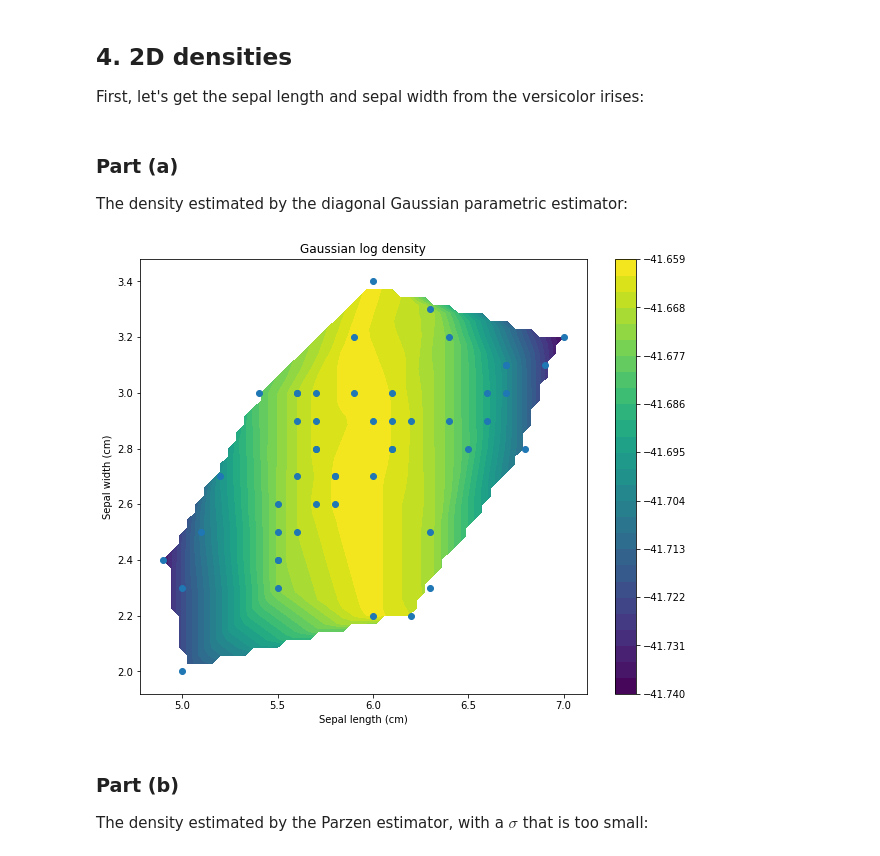
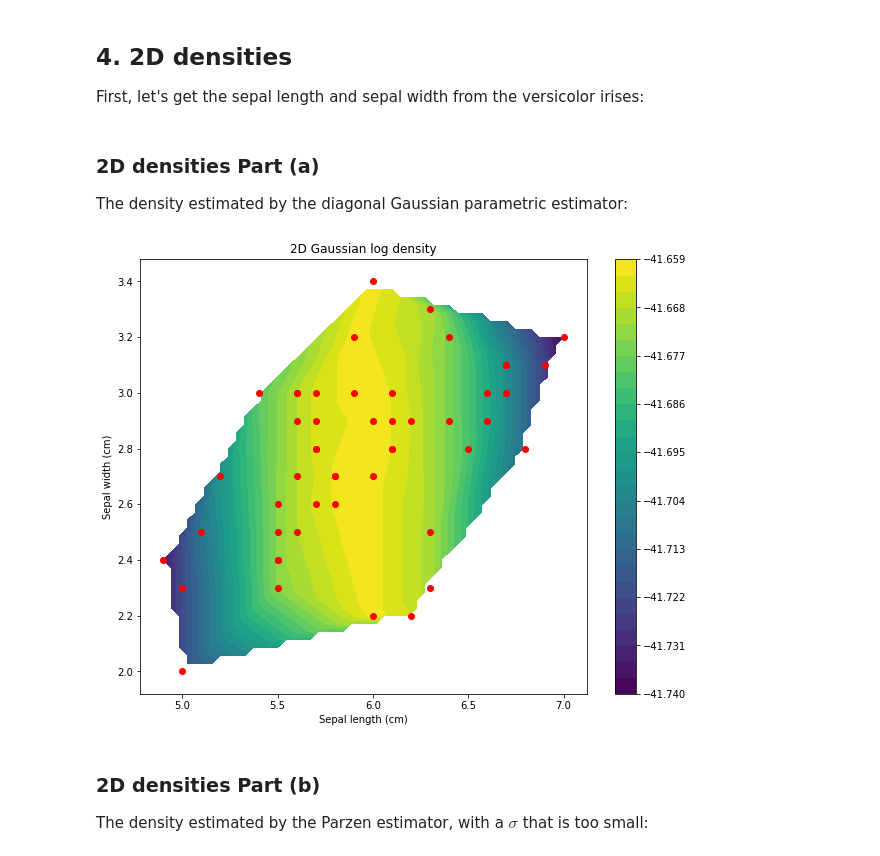
Before and after one commit to violetguos/ift6390, a Jupyter notebook: 4. Practical Part - Density Estimation.ipynb, the cells around one changed output. Saved outputs shown, nothing was run; the diff lists cells and outputs as text; code cells hidden in the pictures.

```diff
--- a/4. Practical Part - Density Estimation.ipynb
+++ b/4. Practical Part - Density Estimation.ipynb
@@ -254,44 +250,44 @@ data_2d = np.array(data_2d)
 sep_length = data_2d[:,0]
 sep_width = data_2d[:,1]
 # %% [markdown]
-### Part (a)
+###  2D densities Part (a)
 
 The density estimated by the diagonal Gaussian parametric estimator:
 # %%
 # Instantiate and train the estimator
 twoD_param = gaussianDiag(data_2d)
 twoD_param.train_diag()
 
 def gaussian_full_density(data_2d):
     density_points = []
     for datapoint in data_2d:
         # Calculate the density at each point
         density_points.append(twoD_param.predict_diag(datapoint))
     return np.array(density_points)
 
 density_points = gaussian_full_density(data_2d)
 
 # Plot the scatter points on top of contour
 from matplotlib.mlab import griddata
 
 xi = np.linspace(min(sep_length), max(sep_length))
 yi = np.linspace(min(sep_width), max(sep_width))
 zi = griddata(sep_length, sep_width, density_points, xi, yi, interp='linear')
 
 plt.contourf(xi, yi, zi, 30)
 plt.colorbar();
 
-plt.scatter(sep_length, sep_width)
+plt.scatter(sep_length, sep_width, color = 'r')
 
-plt.title('Gaussian log density')
+plt.title('2D Gaussian log density')
 plt.xlabel('Sepal length (cm)')
 plt.ylabel('Sepal width (cm)')
 
 plt.show()
 # %% [output]
-[figure, old version]
+[figure, new version]
 # %% [markdown]
-### Part (b)
+###  2D densities Part (b)
 
 The density estimated by the Parzen estimator, with a $\sigma$ that is too small:
 # %%
```
Also changed, not shown: parts of 14 cells of this notebook.
